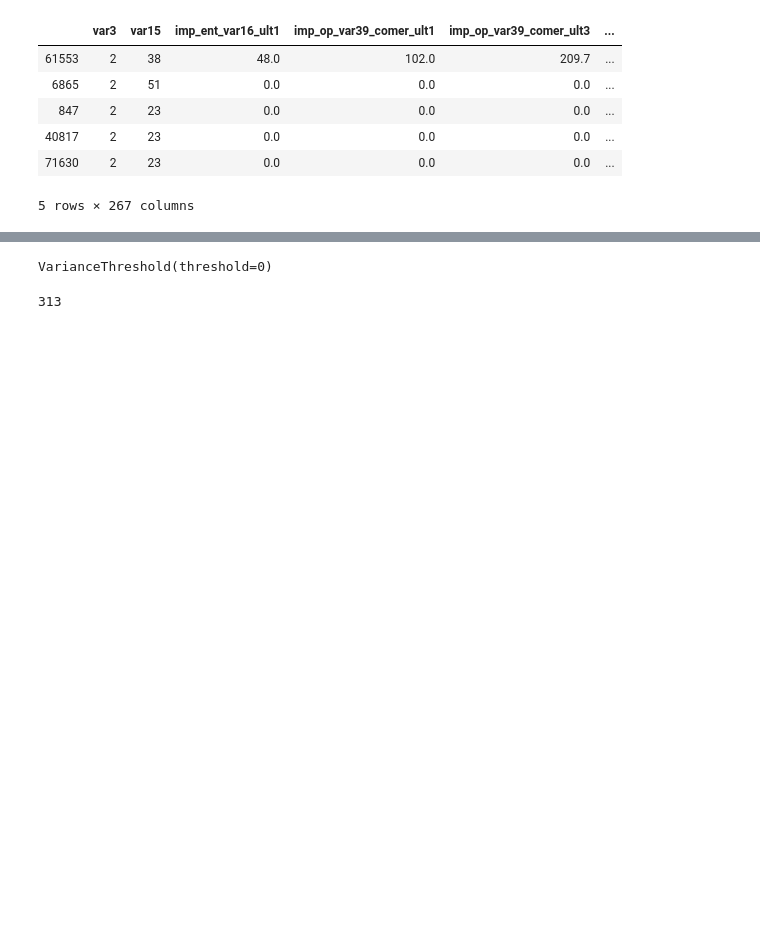
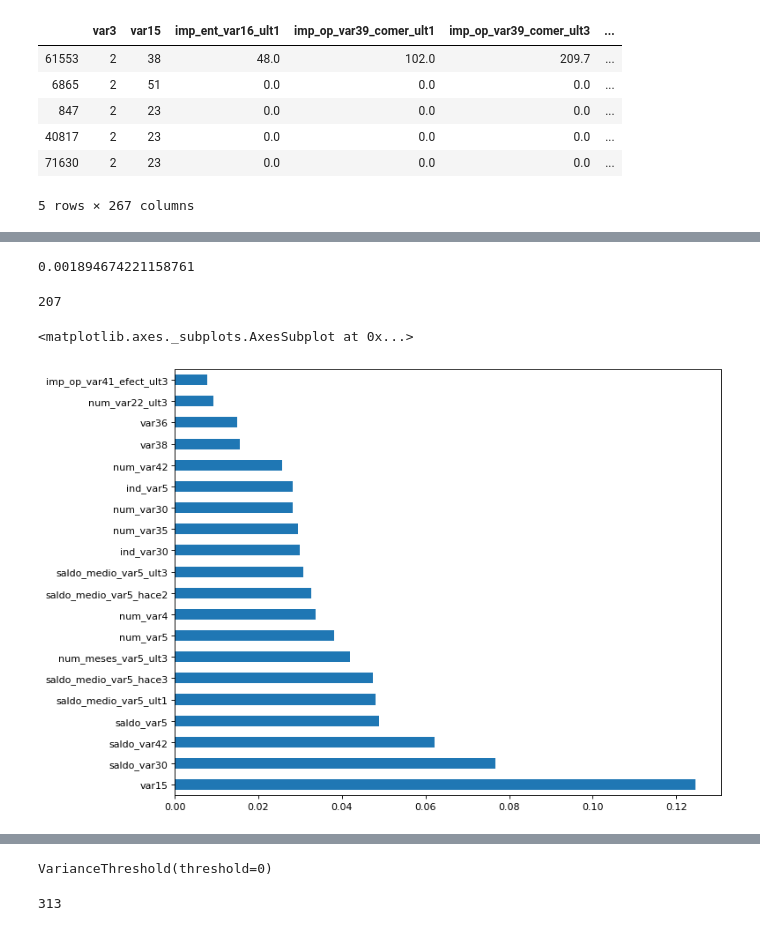
Before and after one commit to brunaolivc/DATA_MASTER, a Jupyter notebook: DM_prep.ipynb, the cells around one changed output, grey strips where cells are left out. Drawn from its saved outputs; the diff is of its cells as text; code cells hidden in the pictures; blank space fills up the shorter version.

```diff
--- a/DM_prep.ipynb
+++ b/DM_prep.ipynb
@@ -551,2 +350,0 @@ def add_col(set):
-# %%
-train_set = add_col(train_set)
@@ -568,0 +392,18 @@ KeyError: 0
+# %%
+#Faz Grid Search para ver se teriamos algum valor melhor para os hiperparametros
+#Foi testado 'n_estimators': [10,30,50] E 'max_depth': range(5,50,10) E 'max_features': ['sqrt','log2'] -> best = 50, 5, sqrt
+#Foi testado 'n_estimators': [30,50,100] E 'max_depth': range(5,20,10) E 'max_features': ['sqrt','log2'] -> best = 100, 5, sqrt
+
+grid_param = {
+    'n_estimators': [50,100,150],
+    'criterion': ['gini'], #default
+    'max_depth': range(5,20,10),
+    'max_features': ['sqrt','log2'],
+    'class_weight':['balanced_subsample']
+}
+
+rnd_clf = RandomForestClassifier()
+
+grid_search = GridSearchCV(rnd_clf,grid_param,scoring='roc_auc',cv=10)
+
+grid_search.fit(x_train,y_train)
@@ -568,0 +463,10 @@ KeyError: 0
+# %%
+rnd_clf = RandomForestClassifier(criterion = 'gini',
+ max_depth = 5,
+ max_features = 'sqrt',
+ n_estimators = 150,
+ class_weight = 'balanced_subsample', random_state=42)
+
+scores = cross_val_score(rnd_clf, x_train, y_train, scoring='roc_auc', cv=10) #para classificacao o cv ja eh estratificado pela target
+
+print('Mean ROC AUC: %.3f' % mean(scores))
@@ -568,0 +475,8 @@ KeyError: 0
+# %%
+rnd_clf.fit(x_train,y_train)
+
+feature_scores = pd.Series(rnd_clf.feature_importances_, index=x_train.columns).sort_values(ascending=False)
+
+feature_scores.to_csv('feature_importance.csv',header=False)
+
+feature_scores
@@ -568,0 +496,17 @@ KeyError: 0
+# %%
+feature_scores.get(key='random_var')
+# %% [output]
+0.001894674221158761
+# %%
+(feature_scores <= feature_scores.get(key='random_var')).sum()
+# %% [output]
+207
+# %%
+plt.figure(num=None, figsize=(10,8), dpi=80, facecolor='w', edgecolor='k')
+
+feat_importance = pd.Series(rnd_clf.feature_importances_, index= x_train.columns)
+
+feat_importance.nlargest(20).plot(kind='barh')
+# %% [output]
+<matplotlib.axes._subplots.AxesSubplot at 0x...>
+[figure, added]
```
Also changed, not shown: parts of 65 cells of this notebook, 2 other files.
